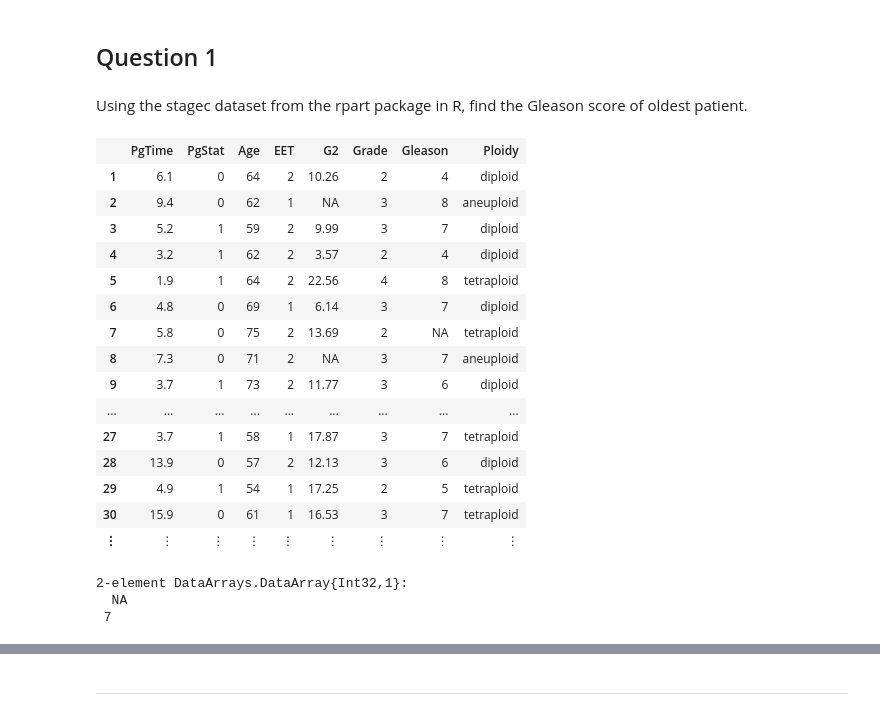
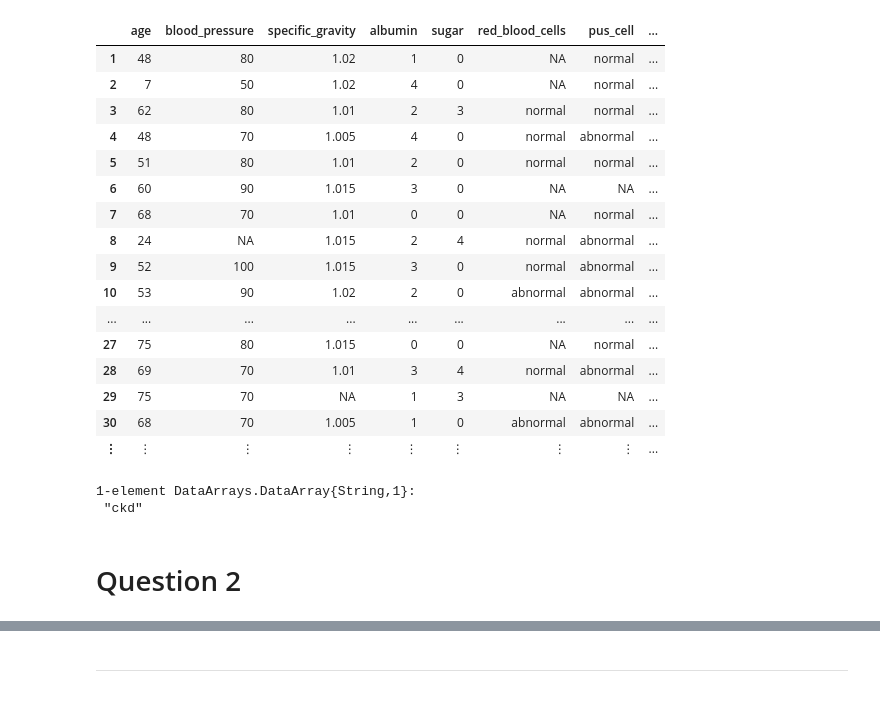
Before and after one commit to paulstey/stats_in_julia, a Jupyter notebook: src/stats_in_julia_solutions.ipynb, the cells around one changed output, grey strips where cells are left out. Cells and saved outputs as stored; diff of their text form; code cells hidden in the pictures.

```diff
--- a/src/stats_in_julia_solutions.ipynb
+++ b/src/stats_in_julia_solutions.ipynb
@@ -1,33 +9,33 @@
+# %%
+using DataFrames
+
+ckd = readtable("../data/chronic_kidney_disease.csv")
+# %% [output]
+|  | age | blood_pressure | specific_gravity | albumin | sugar | red_blood_cells | pus_cell | ... |
+| 1 | 48 | 80 | 1.02 | 1 | 0 | NA | normal | ... |
+| 2 | 7 | 50 | 1.02 | 4 | 0 | NA | normal | ... |
+| 3 | 62 | 80 | 1.01 | 2 | 3 | normal | normal | ... |
+| 4 | 48 | 70 | 1.005 | 4 | 0 | normal | abnormal | ... |
+| 5 | 51 | 80 | 1.01 | 2 | 0 | normal | normal | ... |
+| 6 | 60 | 90 | 1.015 | 3 | 0 | NA | NA | ... |
+| 7 | 68 | 70 | 1.01 | 0 | 0 | NA | normal | ... |
+| 8 | 24 | NA | 1.015 | 2 | 4 | normal | abnormal | ... |
+| 9 | 52 | 100 | 1.015 | 3 | 0 | normal | abnormal | ... |
+| 10 | 53 | 90 | 1.02 | 2 | 0 | abnormal | abnormal | ... |
+| ... | ... | ... | ... | ... | ... | ... | ... | ... |
+| 27 | 75 | 80 | 1.015 | 0 | 0 | NA | normal | ... |
+| 28 | 69 | 70 | 1.01 | 3 | 4 | normal | abnormal | ... |
+| 29 | 75 | 70 | NA | 1 | 3 | NA | NA | ... |
+| 30 | 68 | 70 | 1.005 | 1 | 0 | abnormal | abnormal | ... |
+| ⋮ | ⋮ | ⋮ | ⋮ | ⋮ | ⋮ | ⋮ | ⋮ | ... |
+# %%
+maxage = maximum(dropna(ckd[:age]))
+
+oldest_idx = find(ckd[:age] .== maxage)
+
+ckd[oldest_idx, :class]
+# %% [output]
+1-element DataArrays.DataArray{String,1}:
+ "ckd"
 # %% [markdown]
-## Question 1
+# Question 2
-# %% [markdown]
-Using the stagec dataset from the rpart package in R, find the Gleason score of oldest patient.
-# %%
-using RDatasets
-stagec = dataset("rpart", "stagec")
-# %% [output]
-|  | PgTime | PgStat | Age | EET | G2 | Grade | Gleason | Ploidy |
-| 1 | 6.1 | 0 | 64 | 2 | 10.26 | 2 | 4 | diploid |
-| 2 | 9.4 | 0 | 62 | 1 | NA | 3 | 8 | aneuploid |
-| 3 | 5.2 | 1 | 59 | 2 | 9.99 | 3 | 7 | diploid |
-| 4 | 3.2 | 1 | 62 | 2 | 3.57 | 2 | 4 | diploid |
-| 5 | 1.9 | 1 | 64 | 2 | 22.56 | 4 | 8 | tetraploid |
-| 6 | 4.8 | 0 | 69 | 1 | 6.14 | 3 | 7 | diploid |
-| 7 | 5.8 | 0 | 75 | 2 | 13.69 | 2 | NA | tetraploid |
-| 8 | 7.3 | 0 | 71 | 2 | NA | 3 | 7 | aneuploid |
-| 9 | 3.7 | 1 | 73 | 2 | 11.77 | 3 | 6 | diploid |
-| ... | ... | ... | ... | ... | ... | ... | ... | ... |
-| 27 | 3.7 | 1 | 58 | 1 | 17.87 | 3 | 7 | tetraploid |
-| 28 | 13.9 | 0 | 57 | 2 | 12.13 | 3 | 6 | diploid |
-| 29 | 4.9 | 1 | 54 | 1 | 17.25 | 2 | 5 | tetraploid |
-| 30 | 15.9 | 0 | 61 | 1 | 16.53 | 3 | 7 | tetraploid |
-| ⋮ | ⋮ | ⋮ | ⋮ | ⋮ | ⋮ | ⋮ | ⋮ | ⋮ |
-# %%
-maxage = maximum(stagec[:Age])
-
-is_oldest = stagec[:Age] .== maxage
-stagec[is_oldest, :Gleason]
-# %% [output]
-2-element DataArrays.DataArray{Int32,1}:
-  NA
- 7
```
Also changed, not shown: parts of 33 cells of this notebook.
